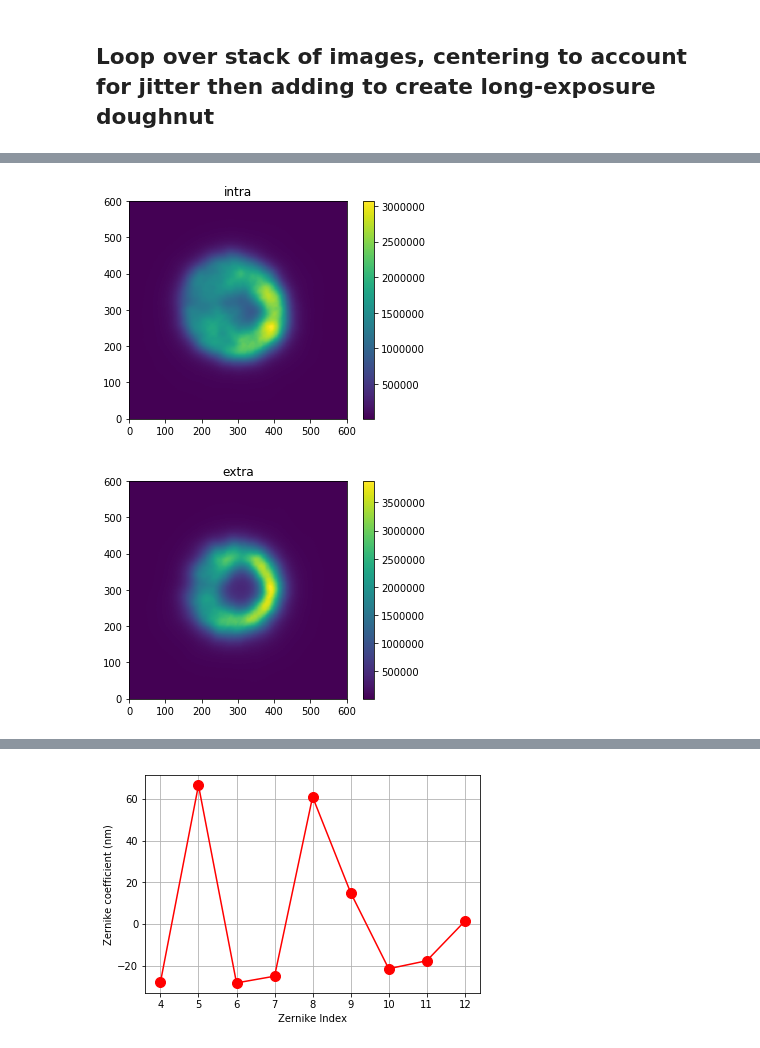
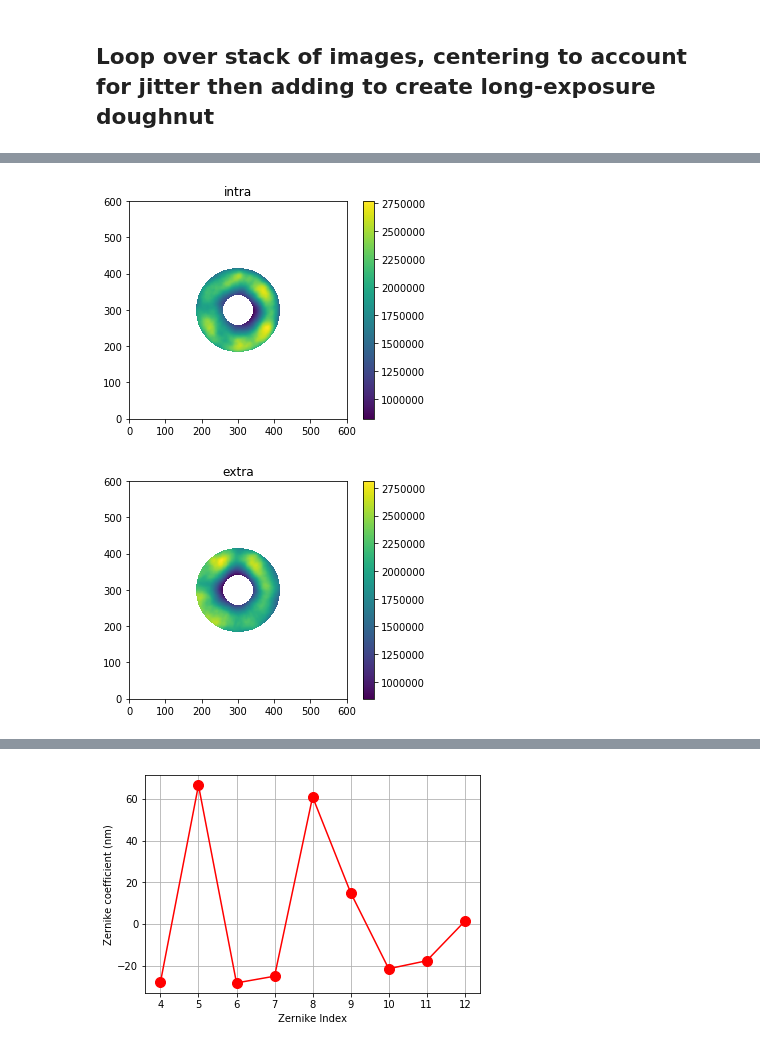
Before and after one commit to lsst-ts/ts_notebooks, a Jupyter notebook: pingraham/summit_notebooks/AT_201909/CWFS_ATCollCam.ipynb, the cells around one changed output, grey strips where cells are left out. Cells and saved outputs as stored; diff of their text form; code cells hidden in the pictures.

```diff
--- a/pingraham/summit_notebooks/AT_201909/CWFS_ATCollCam.ipynb
+++ b/pingraham/summit_notebooks/AT_201909/CWFS_ATCollCam.ipynb
@@ -327,17 +342,17 @@ fieldXY = [0.0,0.0]
 I1 = None; I2=None
 I1 = Image(intra_exp, fieldXY, Image.INTRA)
 I2 = Image(extra_exp, fieldXY, Image.EXTRA)
-# %%
-# Plot images
-plots.plotImage(I1.image,'intra')
-#plots.plotImage(I_focus.image,'focus')
-plots.plotImage(I2.image,'extra')
-# %% [output]
-[figure, removed]
-[figure, removed]
 # %%
 # Declare instrument
 inst=Instrument('auxtel',I1.sizeinPix) # example
+# %%
+# Plot images
+plots.plotImage(I1.image,'intra', mask=algo.pMask)
+#plots.plotImage(I_focus.image,'focus')
+plots.plotImage(I2.image,'extra', mask=algo.pMask)
+# %% [output]
+[figure, added]
+[figure, added]
 # %%
 # declare algorithm - exponential solver.
 algo=Algorithm('exp',inst,1) # example
```
Also changed, not shown: parts of 19 cells of this notebook.
